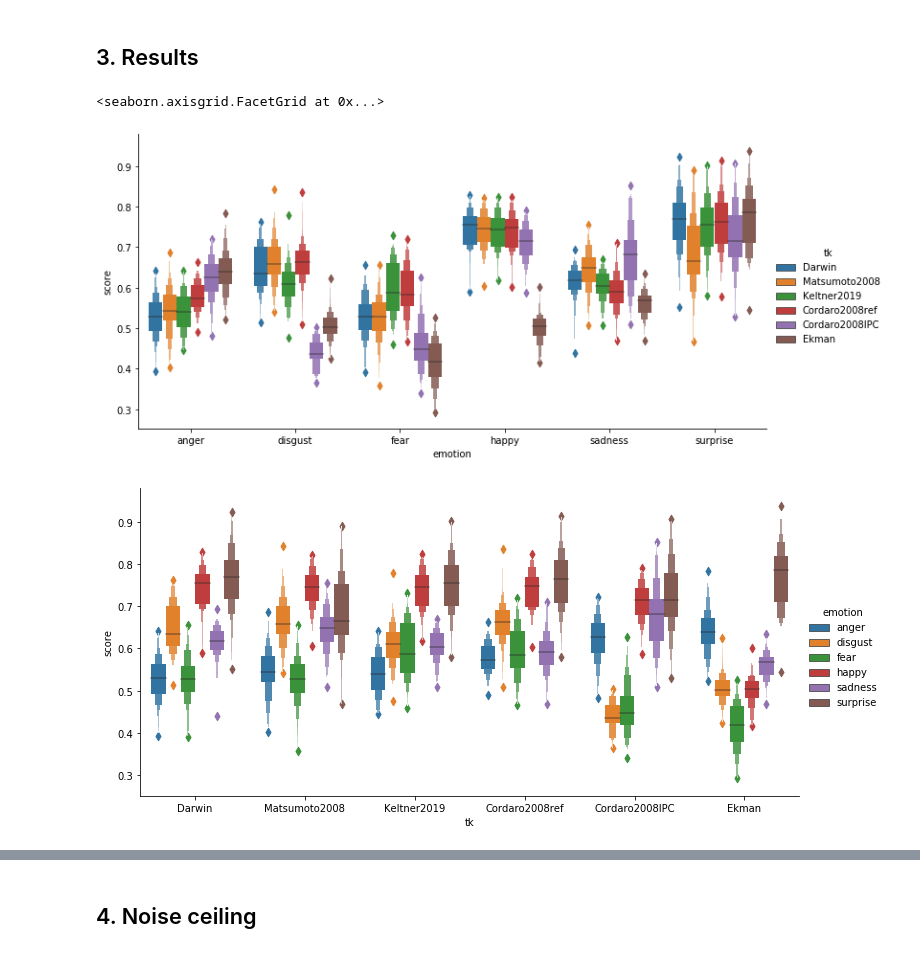
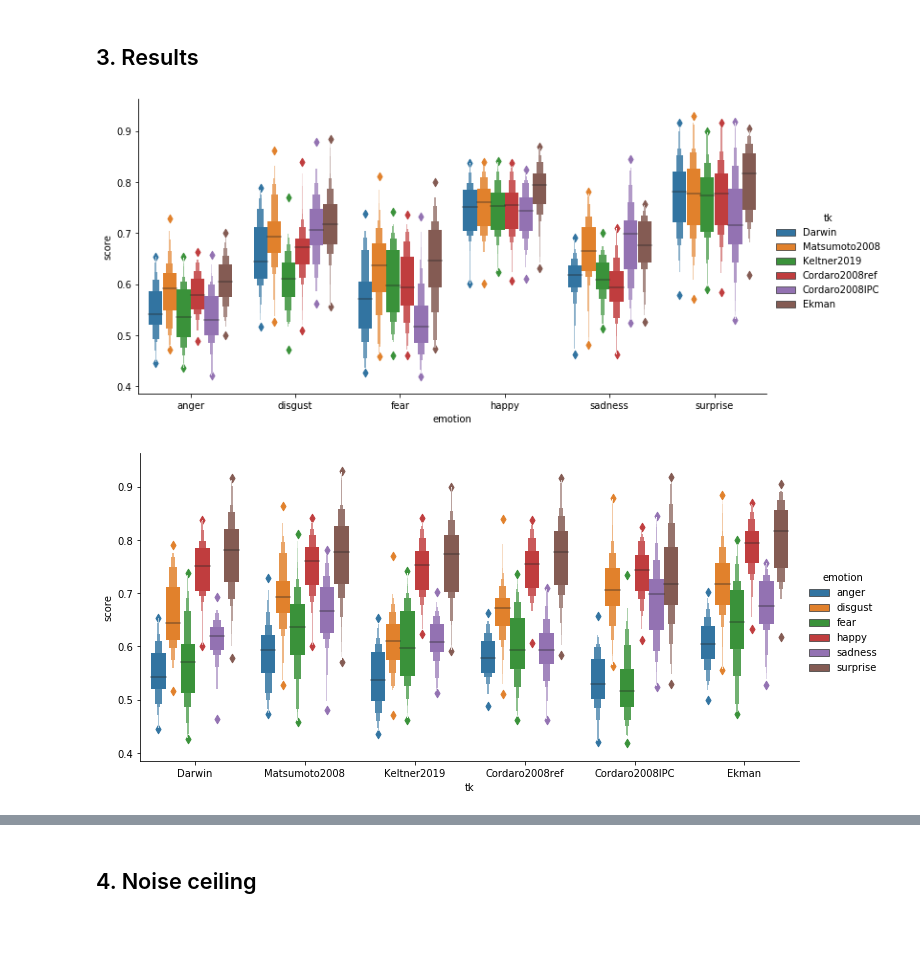
Before and after one commit to lukassnoek/hypothesis-kernel-analysis, a Jupyter notebook: notebooks/theory_kernel_analysis.ipynb, the cells around one changed output, grey strips where cells are left out. Drawn from its saved outputs; the diff is of its cells as text; code cells hidden in the pictures.

```diff
--- a/notebooks/theory_kernel_analysis.ipynb
+++ b/notebooks/theory_kernel_analysis.ipynb
@@ -146,13 +162,12 @@ Each theory contains one or more configurations per emotion. For example, accord
 # %%
 import pandas as pd
 import seaborn as sns
 
-df = pd.read_csv('../results/theorykernel_scores.tsv', sep='\t', index_col=0)
+df = pd.read_csv('../results/auroc.tsv', sep='\t', index_col=0)
 sns.catplot(x='emotion', y='score', hue='tk', data=df, kind='boxen', aspect=2);
 # %% [output]
-<seaborn.axisgrid.FacetGrid at 0x...>
-[figure, old version]
+[figure, new version]
 # %%
 sns.catplot(x='tk', y='score', hue='emotion', data=df, kind='boxen', aspect=2);
 # %% [output]
-[figure, old version]
+[figure, new version]
```
Also changed, not shown: parts of 10 cells of this notebook, 20 other files.
